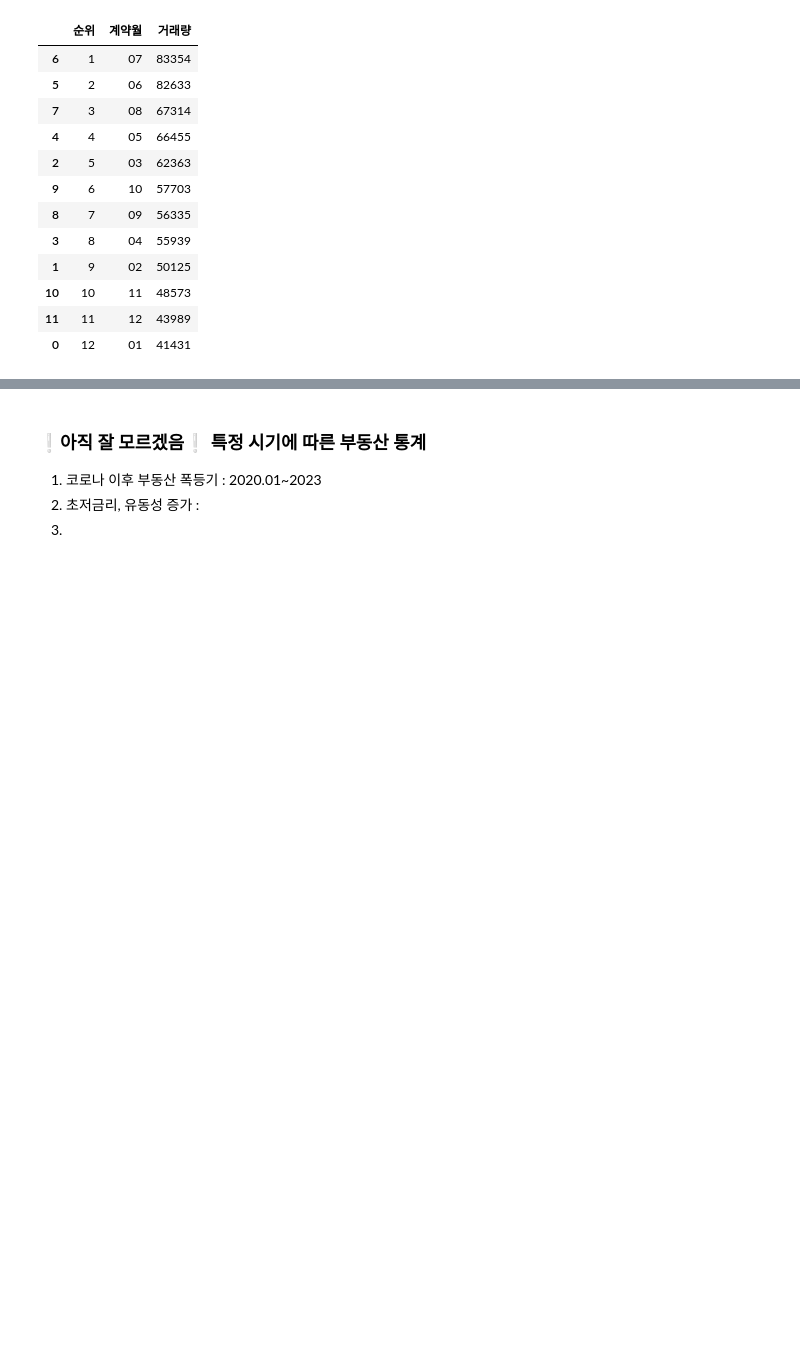
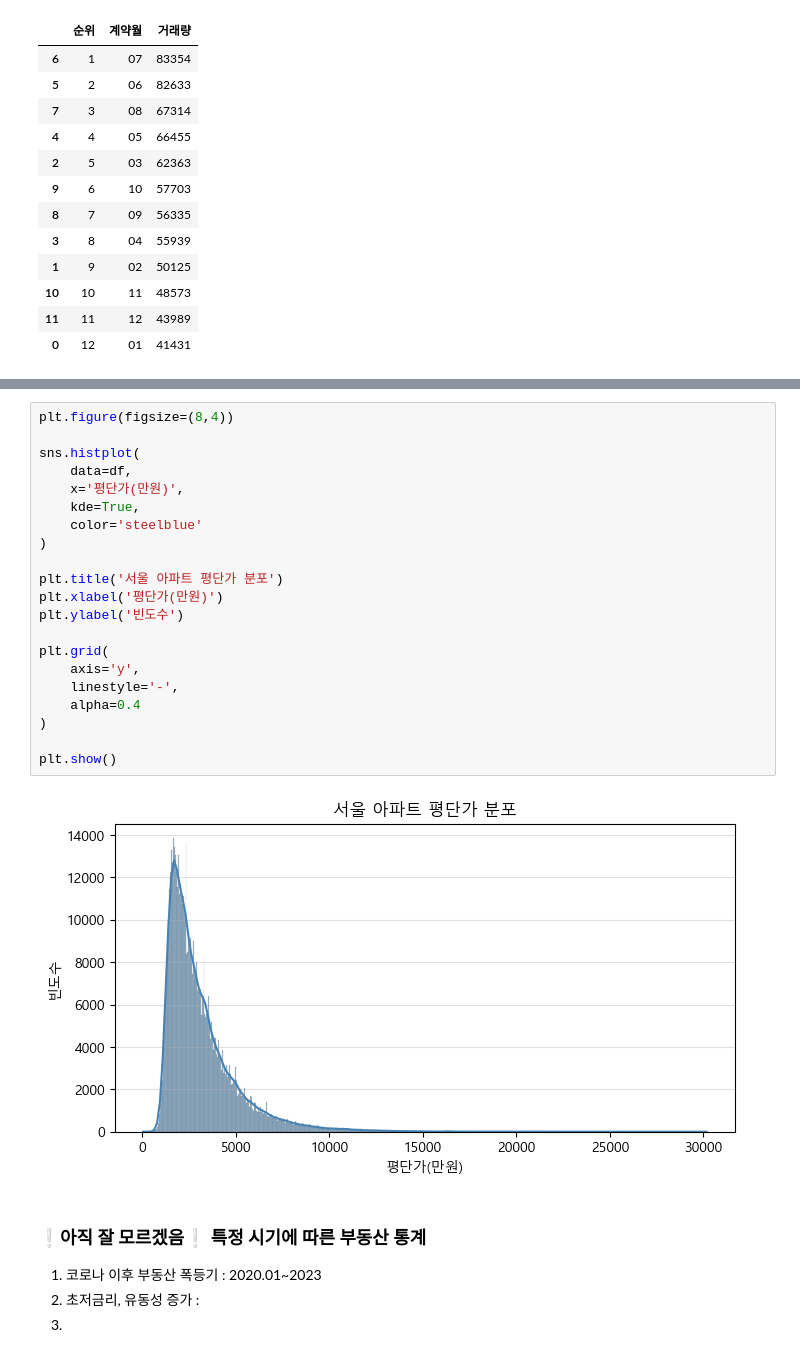
Before and after one commit to Sigmean/Seoul-Apartment-Price-Analysis, a Jupyter notebook: 아파트 실거래가 분석.ipynb, the cells around one changed output, grey strips where cells are left out. Drawn from its saved outputs; the diff is of its cells as text; blank space fills up the shorter version.

```diff
--- a/아파트 실거래가 분석.ipynb
+++ b/아파트 실거래가 분석.ipynb
@@ -823,3 +1007,26 @@ month_count
+# %%
+plt.figure(figsize=(8,4))
+
+sns.histplot(
+    data=df,
+    x='평단가(만원)',
+    kde=True,
+    color='steelblue'
+)
+
+plt.title('서울 아파트 평단가 분포')
+plt.xlabel('평단가(만원)')
+plt.ylabel('빈도수')
+
+plt.grid(
+    axis='y',
+    linestyle='-',
+    alpha=0.4
+)
+
+plt.show()
+# %% [output]
+[figure, added]
 # %% [markdown]
 ### ❕아직 잘 모르겠음❕ 특정 시기에 따른 부동산 통계
 1. 코로나 이후 부동산 폭등기 : 2020.01~2023
```
Also changed, not shown: parts of 55 cells of this notebook.
